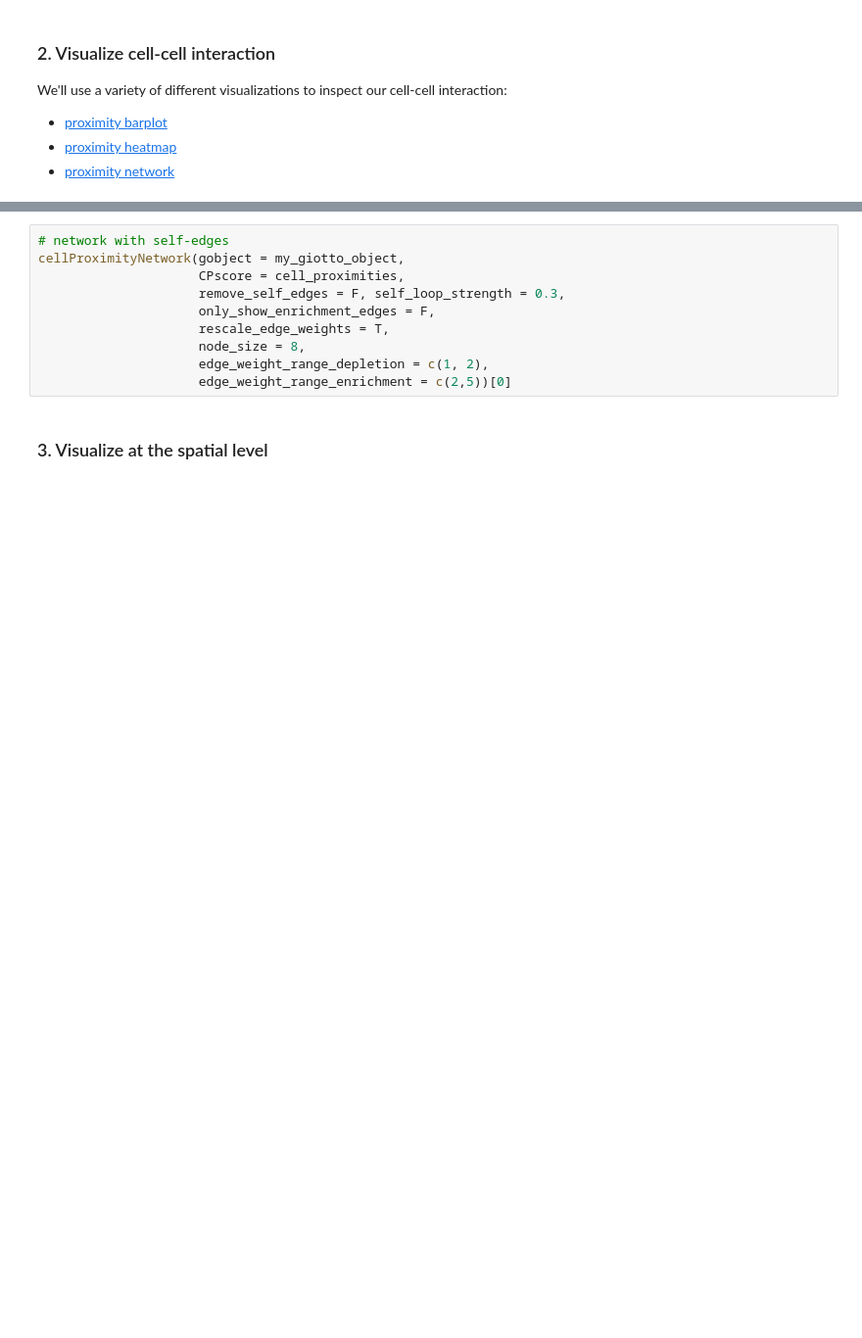
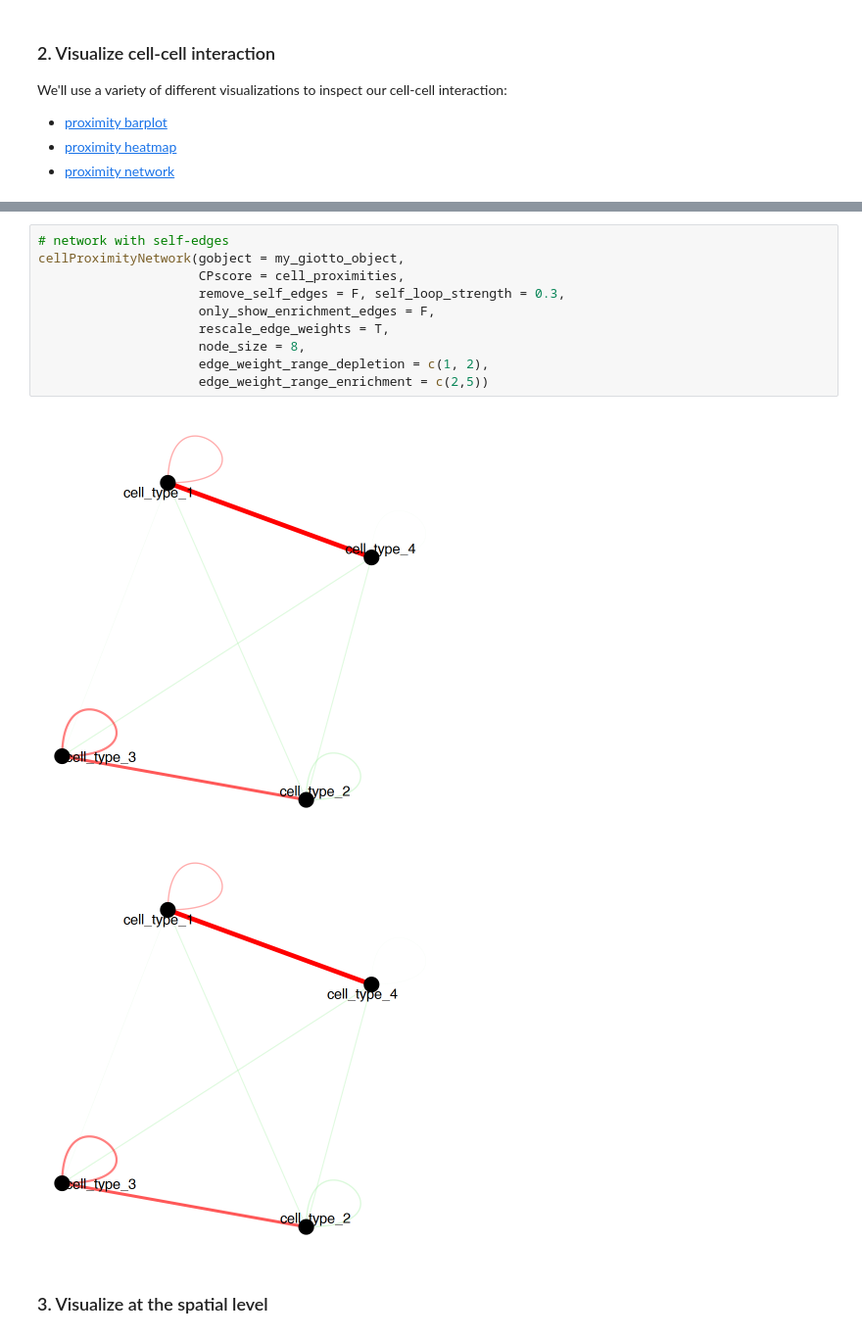
Before and after one commit to ndelrossi7/giotto-tutorial-binder, a Jupyter notebook: notebooks/12-Cell-Cell-Interaction-Enrichment.ipynb, the cells around one changed output, grey strips where cells are left out. Shown: that part at 98% size. Saved outputs shown, nothing was run; the diff lists cells and outputs as text; blank space fills up the shorter version.

```diff
--- a/notebooks/12-Cell-Cell-Interaction-Enrichment.ipynb
+++ b/notebooks/12-Cell-Cell-Interaction-Enrichment.ipynb
@@ -47,13 +116,16 @@ cellProximityNetwork(gobject = my_giotto_object,
 # %%
 # network with self-edges
 cellProximityNetwork(gobject = my_giotto_object,
                      CPscore = cell_proximities,
                      remove_self_edges = F, self_loop_strength = 0.3,
                      only_show_enrichment_edges = F,
                      rescale_edge_weights = T,
                      node_size = 8,
                      edge_weight_range_depletion = c(1, 2),
-                     edge_weight_range_enrichment = c(2,5))[0]
+                     edge_weight_range_enrichment = c(2,5))
+# %% [output]
+[figure, added]
+[figure, added]
 # %% [markdown]
 ### 3. Visualize at the spatial level
 # %%
```
Also changed, not shown: parts of 7 cells of this notebook.
